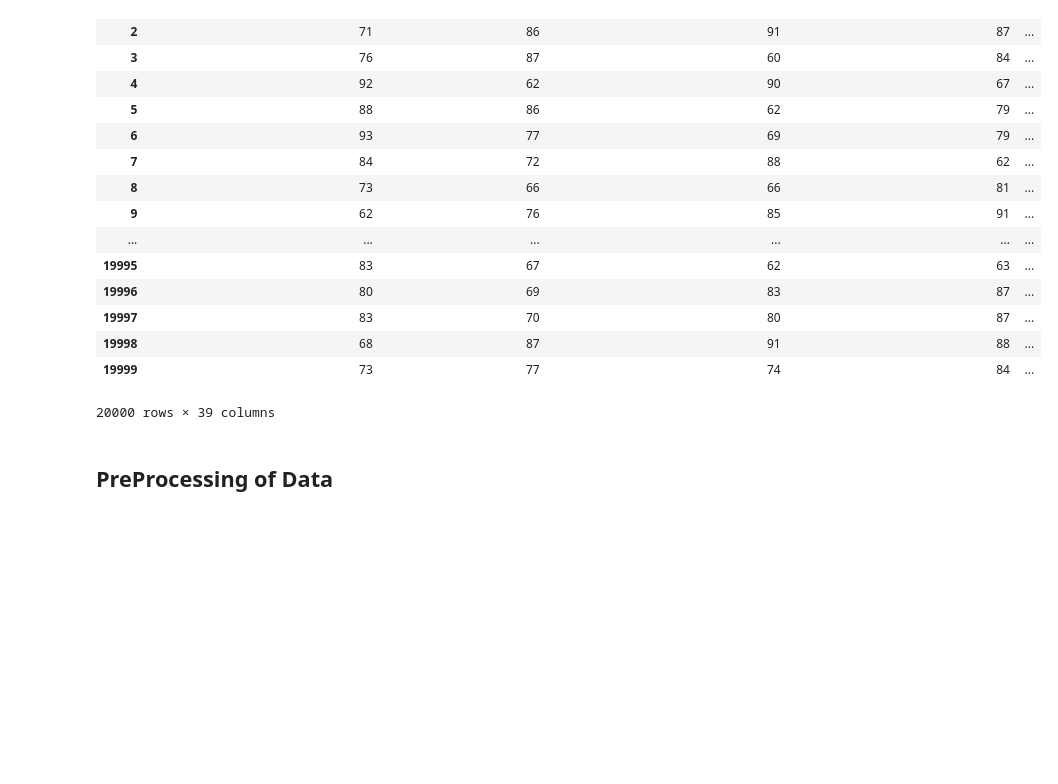
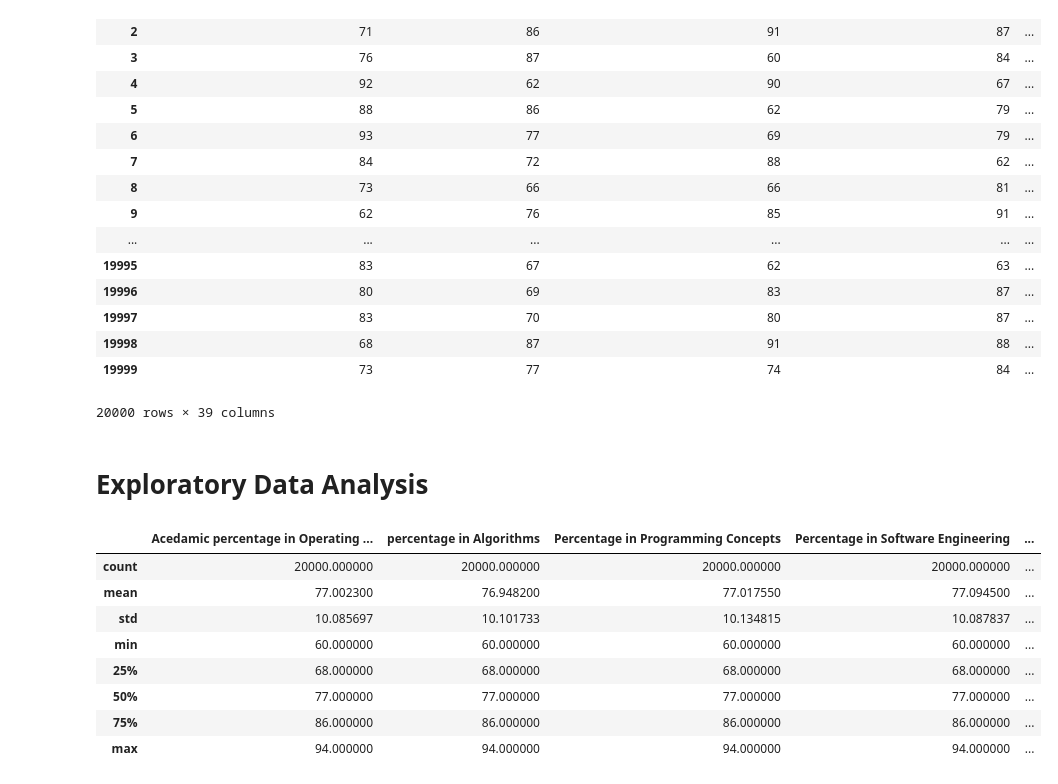
Before and after one commit to ashokseervi114/Job-role-prediction, a Jupyter notebook: ml project code/Project code/research1.ipynb, the cells around one changed output. Saved outputs shown, nothing was run; the diff lists cells and outputs as text; code cells hidden in the pictures; blank space fills up the shorter version.

Commit message:
describe() data

```diff
--- a/ml project code/Project code/research1.ipynb
+++ b/ml project code/Project code/research1.ipynb
@@ -27,4 +27,16 @@ dataset
 | 19999 | 73 | 77 | 74 | 84 | ... |
 20000 rows × 39 columns
 # %% [markdown]
-## PreProcessing of Data
+# Exploratory Data Analysis
+# %%
+dataset.describe()
+# %% [output]
+|  | Acedamic percentage in Operating ... | percentage in Algorithms | Percentage in Programming Concepts | Percentage in Software Engineering | ... |
+| count | 20000.000000 | 20000.000000 | 20000.000000 | 20000.000000 | ... |
+| mean | 77.002300 | 76.948200 | 77.017550 | 77.094500 | ... |
+| std | 10.085697 | 10.101733 | 10.134815 | 10.087837 | ... |
+| min | 60.000000 | 60.000000 | 60.000000 | 60.000000 | ... |
+| 25% | 68.000000 | 68.000000 | 68.000000 | 68.000000 | ... |
+| 50% | 77.000000 | 77.000000 | 77.000000 | 77.000000 | ... |
+| 75% | 86.000000 | 86.000000 | 86.000000 | 86.000000 | ... |
+| max | 94.000000 | 94.000000 | 94.000000 | 94.000000 | ... |
```
Also changed, not shown: parts of 2 cells of this notebook.
